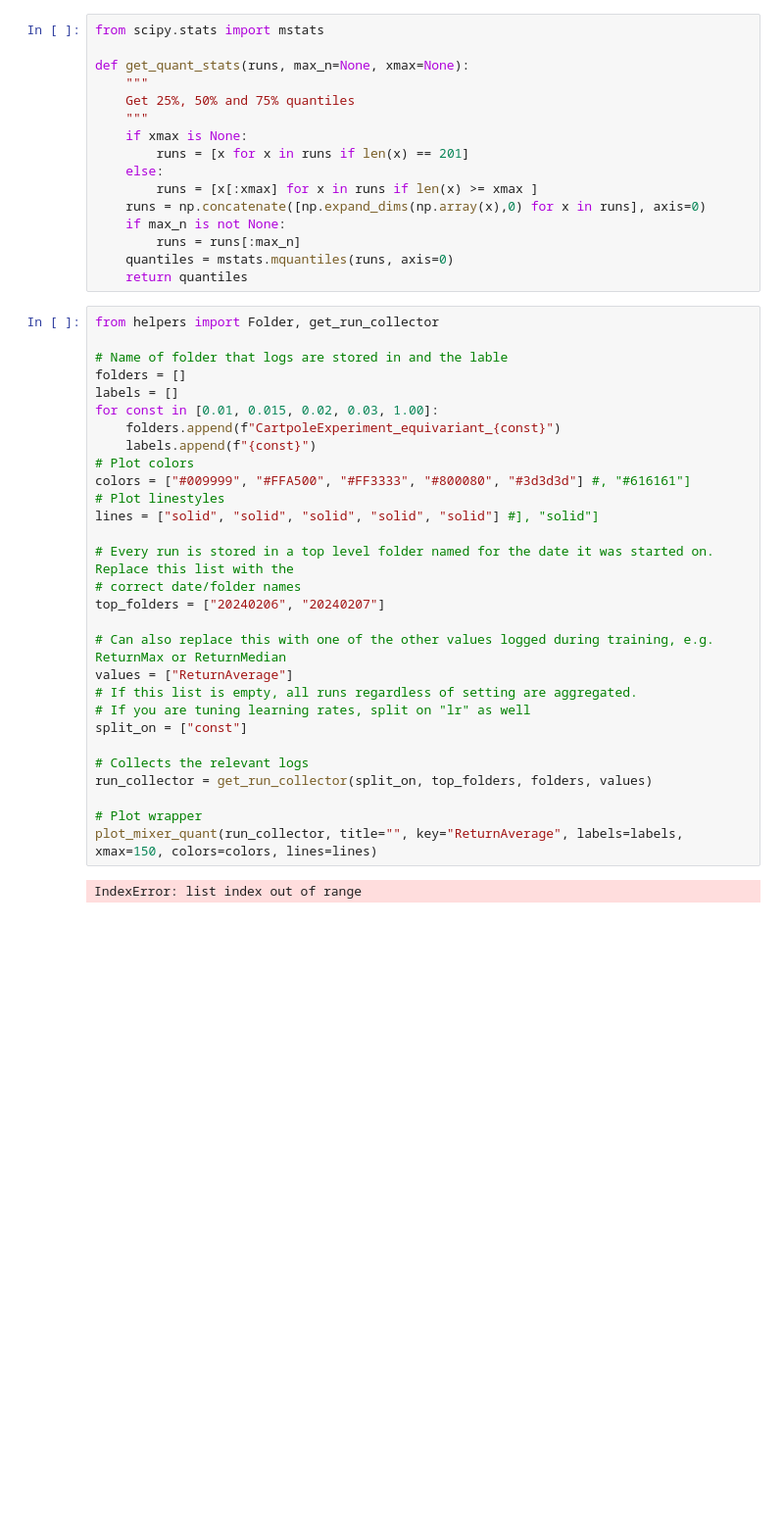
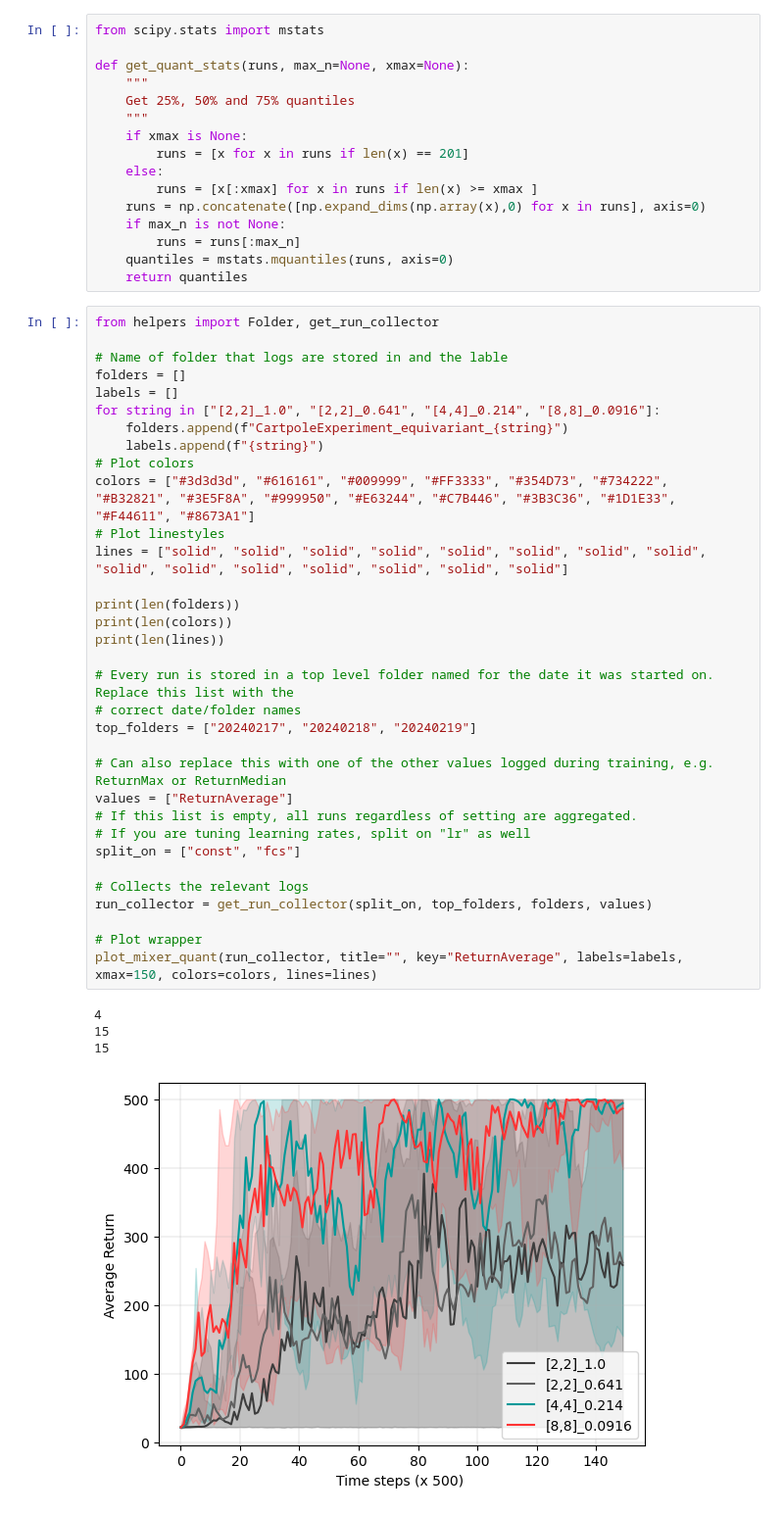
Before and after one commit to codingJang/mdp-homomorphic-networks, a Jupyter notebook: data/local/Cartpole.ipynb, the cells around one changed output. Shown at 98% size. Cells and saved outputs as stored; diff of their text form; blank space fills up the shorter version.

```diff
--- a/data/local/Cartpole.ipynb
+++ b/data/local/Cartpole.ipynb
@@ -53,31 +53,38 @@ def get_quant_stats(runs, max_n=None, xmax=None):
 # %%
 from helpers import Folder, get_run_collector
 
 # Name of folder that logs are stored in and the lable
 folders = []
 labels = []
-for const in [0.01, 0.015, 0.02, 0.03, 1.00]:
-    folders.append(f"CartpoleExperiment_equivariant_{const}")
-    labels.append(f"{const}")
+for string in ["[2,2]_1.0", "[2,2]_0.641", "[4,4]_0.214", "[8,8]_0.0916"]:
+    folders.append(f"CartpoleExperiment_equivariant_{string}")
+    labels.append(f"{string}")
 # Plot colors
-colors = ["#009999", "#FFA500", "#FF3333", "#800080", "#3d3d3d"] #, "#616161"]
+colors = ["#3d3d3d", "#616161", "#009999", "#FF3333", "#354D73", "#734222", "#B32821", "#3E5F8A", "#999950", "#E63244", "#C7B446", "#3B3C36", "#1D1E33", "#F44611", "#8673A1"]
 # Plot linestyles
-lines = ["solid", "solid", "solid", "solid", "solid"] #], "solid"]
+lines = ["solid", "solid", "solid", "solid", "solid", "solid", "solid", "solid", "solid", "solid", "solid", "solid", "solid", "solid", "solid"]
+
+print(len(folders))
+print(len(colors))
+print(len(lines))
 
 # Every run is stored in a top level folder named for the date it was started on. Replace this list with the
 # correct date/folder names
-top_folders = ["20240206", "20240207"]
+top_folders = ["20240217", "20240218", "20240219"]
 
 # Can also replace this with one of the other values logged during training, e.g. ReturnMax or ReturnMedian
 values = ["ReturnAverage"]
 # If this list is empty, all runs regardless of setting are aggregated.
 # If you are tuning learning rates, split on "lr" as well
-split_on = ["const"]
+split_on = ["const", "fcs"]
 
 # Collects the relevant logs
 run_collector = get_run_collector(split_on, top_folders, folders, values)
 
 # Plot wrapper
 plot_mixer_quant(run_collector, title="", key="ReturnAverage", labels=labels, xmax=150, colors=colors, lines=lines)
 # %% [output]
-IndexError: list index out of range
+4
+15
+15
+[figure, added]
```
Also changed, not shown: parts of 1 cell of this notebook, 4 other files.
